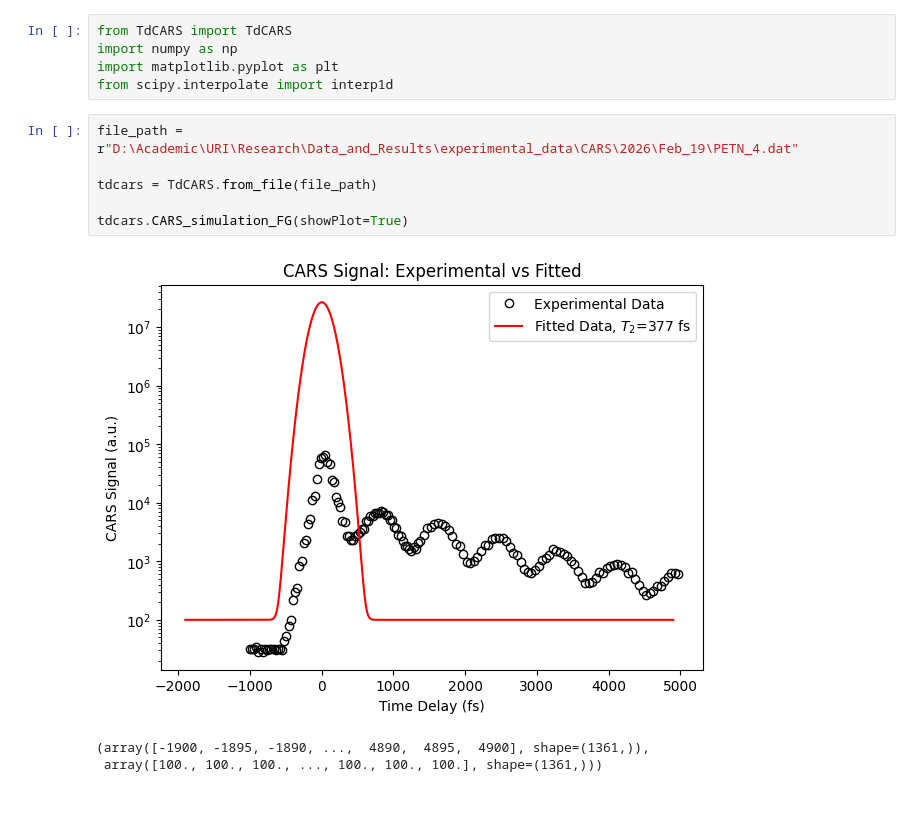
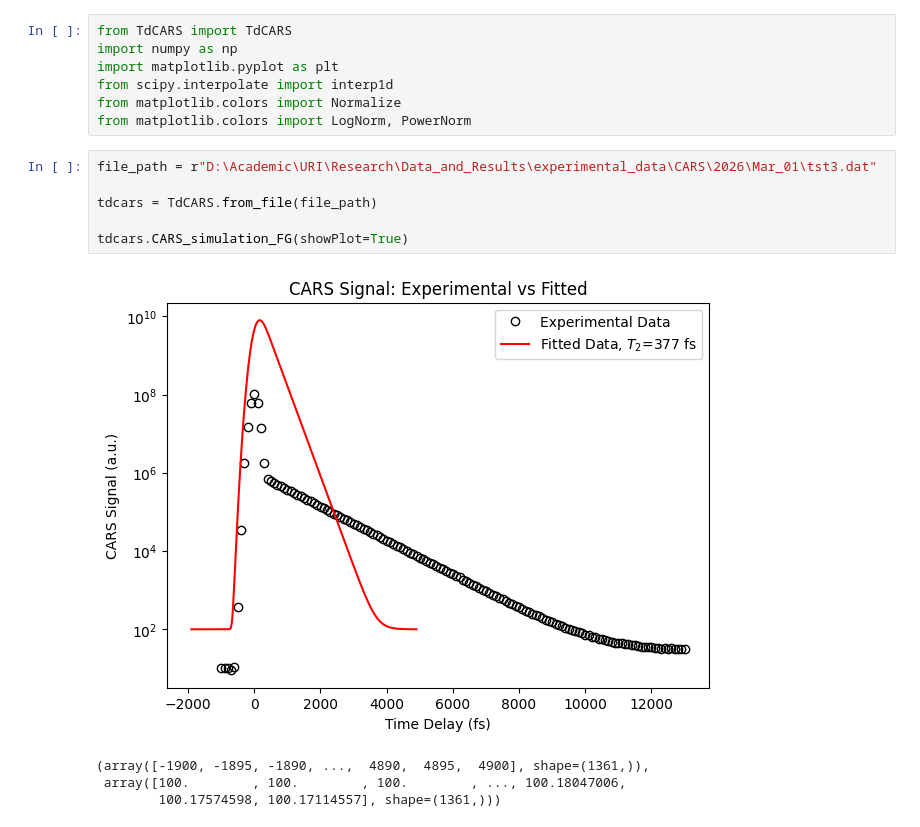
Before and after one commit to DinushaMS/Python-Physics, a Jupyter notebook: Optics/tdCARS App/test.ipynb, the cells around one changed output. Saved outputs shown, nothing was run; the diff lists cells and outputs as text.

```diff
--- a/Optics/tdCARS App/test.ipynb
+++ b/Optics/tdCARS App/test.ipynb
@@ -3,16 +3,19 @@ from TdCARS import TdCARS
 import numpy as np
 import matplotlib.pyplot as plt
 from scipy.interpolate import interp1d
+from matplotlib.colors import Normalize
+from matplotlib.colors import LogNorm, PowerNorm
 # %%
-file_path = r"D:\Academic\URI\Research\Data_and_Results\experimental_data\CARS\2026\Feb_19\PETN_4.dat"
+file_path = r"D:\Academic\URI\Research\Data_and_Results\experimental_data\CARS\2026\Mar_01\tst3.dat"
 
 tdcars = TdCARS.from_file(file_path)
 
 tdcars.CARS_simulation_FG(showPlot=True)
 # %% [output]
-[figure, old version]
+[figure, new version]
 (array([-1900, -1895, -1890, ...,  4890,  4895,  4900], shape=(1361,)),
- array([100., 100., 100., ..., 100., 100., 100.], shape=(1361,)))
+ array([100.        , 100.        , 100.        , ..., 100.18047006,
+        100.17574598, 100.17114557], shape=(1361,)))
 # %%
 tdcars.get_T2(td1=500, td2=4500, show_plot=True)
 # %% [output]
```
Also changed, not shown: parts of 11 cells of this notebook, 19 other files.
